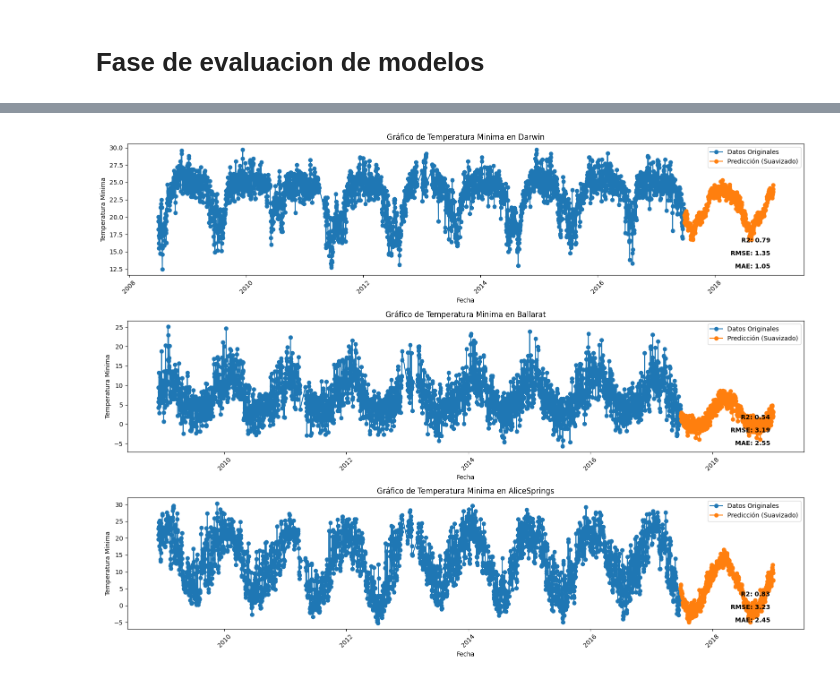
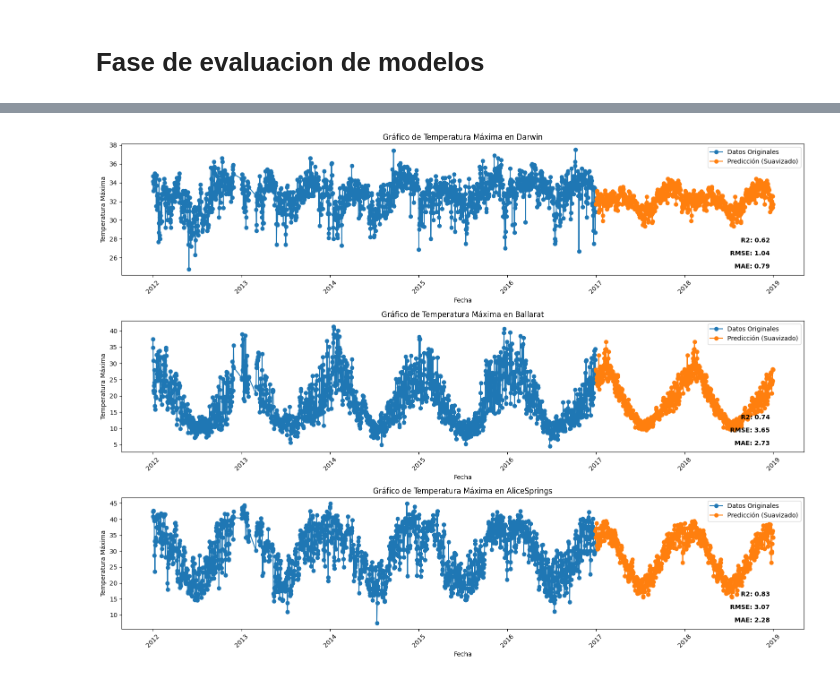
Before and after one commit to NelsonNV/MineriaDatos, a Jupyter notebook: Main_Gráficos.ipynb, the cells around one changed output, grey strips where cells are left out. Cells and saved outputs as stored; diff of their text form; code cells hidden in the pictures.

Commit message:
version actualizada con uso de dataset descargado uso de tablas dinamicas ajustes necesarios

```diff
--- a/Main_Gráficos.ipynb
+++ b/Main_Gráficos.ipynb
@@ -36,0 +1,19 @@ Archivo Encontrado
+# %%
+import os
+import requests
+
+url = "https://raw.githubusercontent.com/zayaanmoez/eda-weather-aus/master/weatherAUS.csv"
+strFile = "weatherAUS.csv"
+
+# Verifica si el archivo ya existe
+if not os.path.isfile(strFile):
+    response = requests.get(url)
+
+    if response.status_code == 200:
+        with open(strFile, "wb") as file:
+            file.write(response.content)
+        print("Archivo descargado correctamente.")
+    else:
+        print("Error al descargar el archivo.")
+else:
+    print("El archivo ya existe.")
@@ -702,20 +619,20 @@ import matplotlib.pyplot as plt
 import pandas as pd
 from statsmodels.tsa.holtwinters import ExponentialSmoothing
 
-# Lista de ciudades a usar como objeto de estudio
+# Listando las ciudades que vamos a estudiar
 ltsFilCiudades = ['Darwin', 'Ballarat', 'AliceSprings']
 
-# Crear subgráficos para cada ciudad
-fig, axs = plt.subplots(len(ltsFilCiudades), 1, figsize=(16, 4* len(ltsFilCiudades)))
+# Creando subgráficos para cada ciudad
+fig, axs = plt.subplots(len(ltsFilCiudades), 1, figsize=(16, 4 * len(ltsFilCiudades)))
 
-# Iterar sobre cada ciudad y generar la línea de tiempo correspondiente
+# Iterar sobre cada ciudad y generar las líneas de tiempo correspondientes
 for i, ciudad in enumerate(ltsFilCiudades):
-    # Filtrar los datos para la ubicación de la ciudad
-    df_ciudad = pdFiltrado[pdFiltrado['Location'] == ciudad]
+    # Filtrar los datos para la ubicación de la ciudad y el rango de años
+    df_ciudad = pdFiltrado[(pdFiltrado['Location'] == ciudad) & (pdFiltrado['Year'].between(2012, 2016))]
 
-    # Obtener los datos de la columna 'Date' y 'MaxTemp' de la ubicación de la ciudad
+    # Obtener los datos de la columna Date y MaxTemp de la ubicación de la ciudad
     fechas = pd.to_datetime(df_ciudad['Date'])
-    temperaturas = df_ciudad['MinTemp']
+    temperaturas = df_ciudad['MaxTemp']
 
     # Combinar fechas y temperaturas en un nuevo dataframe
     df = pd.DataFrame({'Fecha': fechas, 'Temperatura': temperaturas})
@@ -723,42 +640,40 @@ for i, ciudad in enumerate(ltsFilCiudades):
     # Establecer la fecha como índice
     df.set_index('Fecha', inplace=True)
 
-    # Suavizado exponencial  de los datos, prediciendo un año de temperatura
+    # Suavizado exponencial triple de los datos
     modelo_smoothing = ExponentialSmoothing(df, trend=None, seasonal='add', seasonal_periods=365)
     modelo_smoothing_fit = modelo_smoothing.fit()
 
     # Generar fechas hasta el final del año actual
     fecha_maxima = df.index.max()
-    fecha_fin_anio = pd.to_datetime(datetime.date(datetime.date.today().year - 5, 12, 31))
+    fecha_fin_anio = pd.to_datetime(datetime.date(2018, 12, 31))
     fechas_extendidas = pd.date_range(start=fecha_maxima, end=fecha_fin_anio, freq='D')
 
     # Realizar predicciones extendidas
     temperaturas_prediccion_smoothing = modelo_smoothing_fit.predict(start=0, end=len(df) + len(fechas_extendidas) - 1)
 
     # Calcular MAE, RMSE, R2
     mae = mean_absolute_error(df['Temperatura'], temperaturas_prediccion_smoothing[:len(df)])
     rmse = mean_squared_error(df['Temperatura'], temperaturas_prediccion_smoothing[:len(df)], squared=False)
     r2 = r2_score(df['Temperatura'], temperaturas_prediccion_smoothing[:len(df)])
 
-
     # Gráfico de temperaturas por ciudad
     axs[i].plot(df.index, df['Temperatura'], 'o-', label='Datos Originales')
     axs[i].plot(fechas_extendidas, temperaturas_prediccion_smoothing[-len(fechas_extendidas):], 'o-', label='Predicción (Suavizado)')
     axs[i].set_xlabel('Fecha')
-    axs[i].set_ylabel('Temperatura Minima')
-    axs[i].set_title('Gráfico de Temperatura Minima en {}'.format(ciudad))
+    axs[i].set_ylabel('Temperatura Máxima')
+    axs[i].set_title('Gráfico de Temperatura Máxima en {}'.format(ciudad))
     axs[i].legend()
     axs[i].tick_params(axis='x', rotation=45)
 
     # Mostrar MAE, RMSE, R2 en el gráfico
     axs[i].text(0.95, 0.05, 'MAE: {:.2f}'.format(mae), transform=axs[i].transAxes, fontsize=10, fontweight='bold', ha='right')
     axs[i].text(0.95, 0.15, 'RMSE: {:.2f}'.format(rmse), transform=axs[i].transAxes, fontsize=10, fontweight='bold', ha='right')
     axs[i].text(0.95, 0.25, 'R2: {:.2f}'.format(r2), transform=axs[i].transAxes, fontsize=10, fontweight='bold', ha='right')
 
-
 # Ajustar la disposición de los subgráficos
 plt.tight_layout()
 
 plt.show()
 # %% [output]
-[figure, old version]
+[figure, new version]
```
Also changed, not shown: parts of 22 cells of this notebook.
